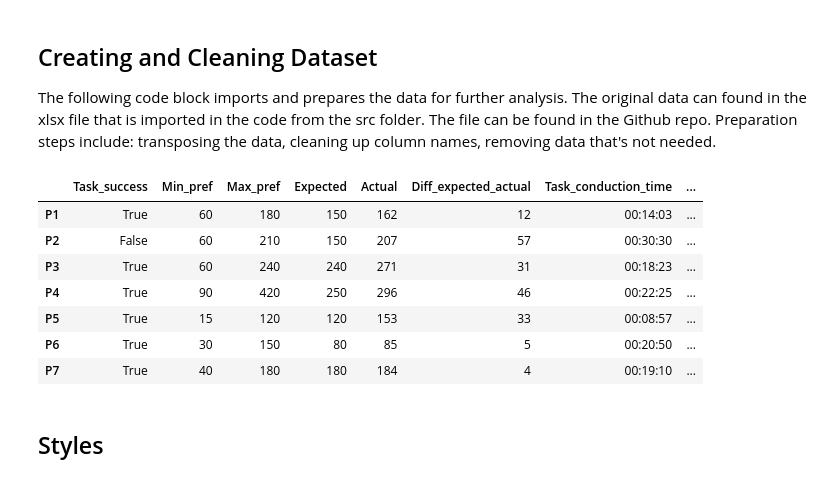
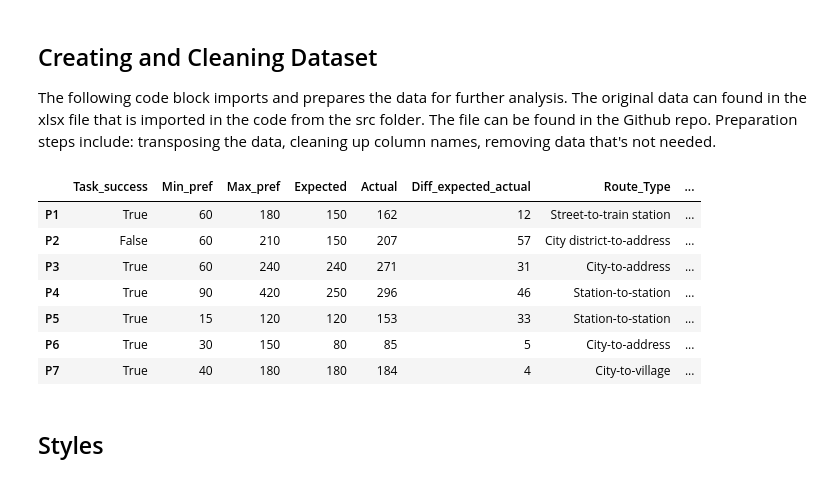
Before and after one commit to althomi3/Master-Thesis, a Jupyter notebook: main.ipynb, the cells around one changed output. Saved outputs shown, nothing was run; the diff lists cells and outputs as text; code cells hidden in the pictures.

```diff
--- a/main.ipynb
+++ b/main.ipynb
@@ -43,42 +43,42 @@ df_task_performance_trans = df_task_performance.T
 # df_task_performance_trans
 
 # --Clean column names--
-col_names = ["Task_success", "Min_pref", "Max_pref", "Expected", "Actual", "Diff_expected_actual", "Task_start", "Task_end", "Task_conduction_time", "Platform_count", "Mental_load"]
+col_names = ["Task_success", "Min_pref", "Max_pref", "Expected", "Actual", "Diff_expected_actual", "Route_Type", "Task_start", "Task_end", "Task_conduction_time", "Platform_count", "Mental_load"]
 # col_names
 df_task_performance_trans.columns = col_names
 
 # --Remove unrequired columns and rows--
 df_task_performance_trans = df_task_performance_trans.drop(index=["Variable"])
 df_task_performance_trans = df_task_performance_trans.drop(columns=["Task_start", "Task_end"])
 df_task_performance_trans
 # Calculate deviation in %
 # df_task_performance_trans.dtypes
 
 # --Inspect data types per col--
 df_types = df_task_performance_trans.map(type)
 df_types
 
 # --Convert data types for further analysis--
 cols_to_numeric = ["Min_pref", "Max_pref", "Expected", "Actual", "Diff_expected_actual", "Platform_count", "Mental_load"]
 df_task_performance_trans[cols_to_numeric] = df_task_performance_trans[cols_to_numeric].apply(pd.to_numeric)
 # converts conduction time to datetime in min format
 df_task_performance_trans["Task_conduction_time"] = df_task_performance_trans["Task_conduction_time"].apply(pd.to_datetime).dt.time
 #df_task_performance_trans["Task conduction time"] = pd.to_datetime(df_task_performance_trans["Task conduction time"]).dt.time
 df_task_performance_trans["Task_success"] = df_task_performance_trans["Task_success"].map({"T": True, "F": False}) # converts cells for Task_success to T/F Boolean
 df_types = df_task_performance_trans.map(type) # inspect new data types
 df_types
 
 # --Show new dataframw with converted types--
 df_task_performance_trans
 # %% [output]
-|  | Task_success | Min_pref | Max_pref | Expected | Actual | Diff_expected_actual | Task_conduction_time | ... |
-| P1 | True | 60 | 180 | 150 | 162 | 12 | 00:14:03 | ... |
-| P2 | False | 60 | 210 | 150 | 207 | 57 | 00:30:30 | ... |
-| P3 | True | 60 | 240 | 240 | 271 | 31 | 00:18:23 | ... |
-| P4 | True | 90 | 420 | 250 | 296 | 46 | 00:22:25 | ... |
-| P5 | True | 15 | 120 | 120 | 153 | 33 | 00:08:57 | ... |
-| P6 | True | 30 | 150 | 80 | 85 | 5 | 00:20:50 | ... |
-| P7 | True | 40 | 180 | 180 | 184 | 4 | 00:19:10 | ... |
+|  | Task_success | Min_pref | Max_pref | Expected | Actual | Diff_expected_actual | Route_Type | ... |
+| P1 | True | 60 | 180 | 150 | 162 | 12 | Street-to-train station | ... |
+| P2 | False | 60 | 210 | 150 | 207 | 57 | City district-to-address | ... |
+| P3 | True | 60 | 240 | 240 | 271 | 31 | City-to-address | ... |
+| P4 | True | 90 | 420 | 250 | 296 | 46 | Station-to-station | ... |
+| P5 | True | 15 | 120 | 120 | 153 | 33 | Station-to-station | ... |
+| P6 | True | 30 | 150 | 80 | 85 | 5 | City-to-address | ... |
+| P7 | True | 40 | 180 | 180 | 184 | 4 | City-to-village | ... |
 # %% [markdown]
 ## Styles
 # %%
```
Also changed, not shown: parts of 4 cells of this notebook, 4 other files.
